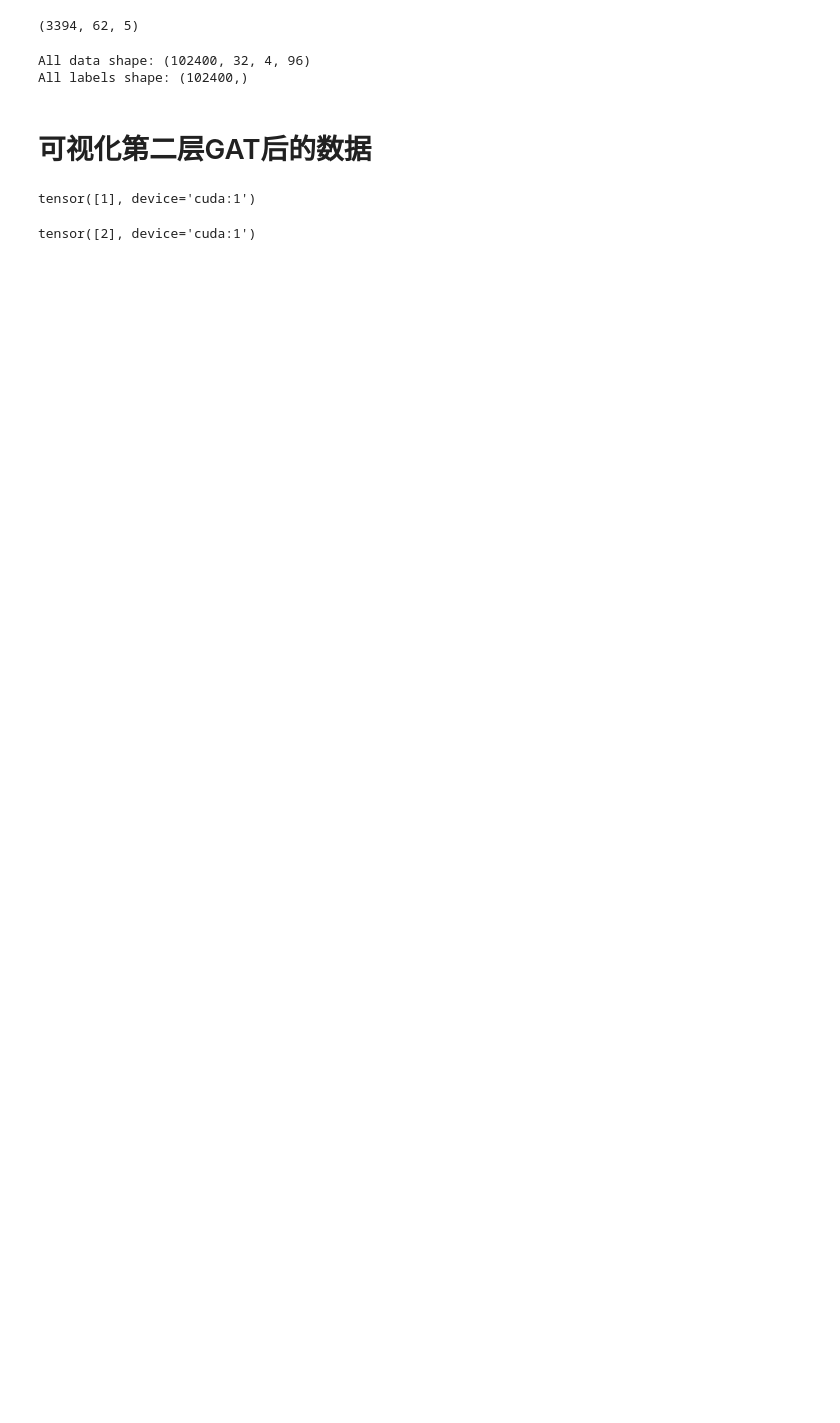
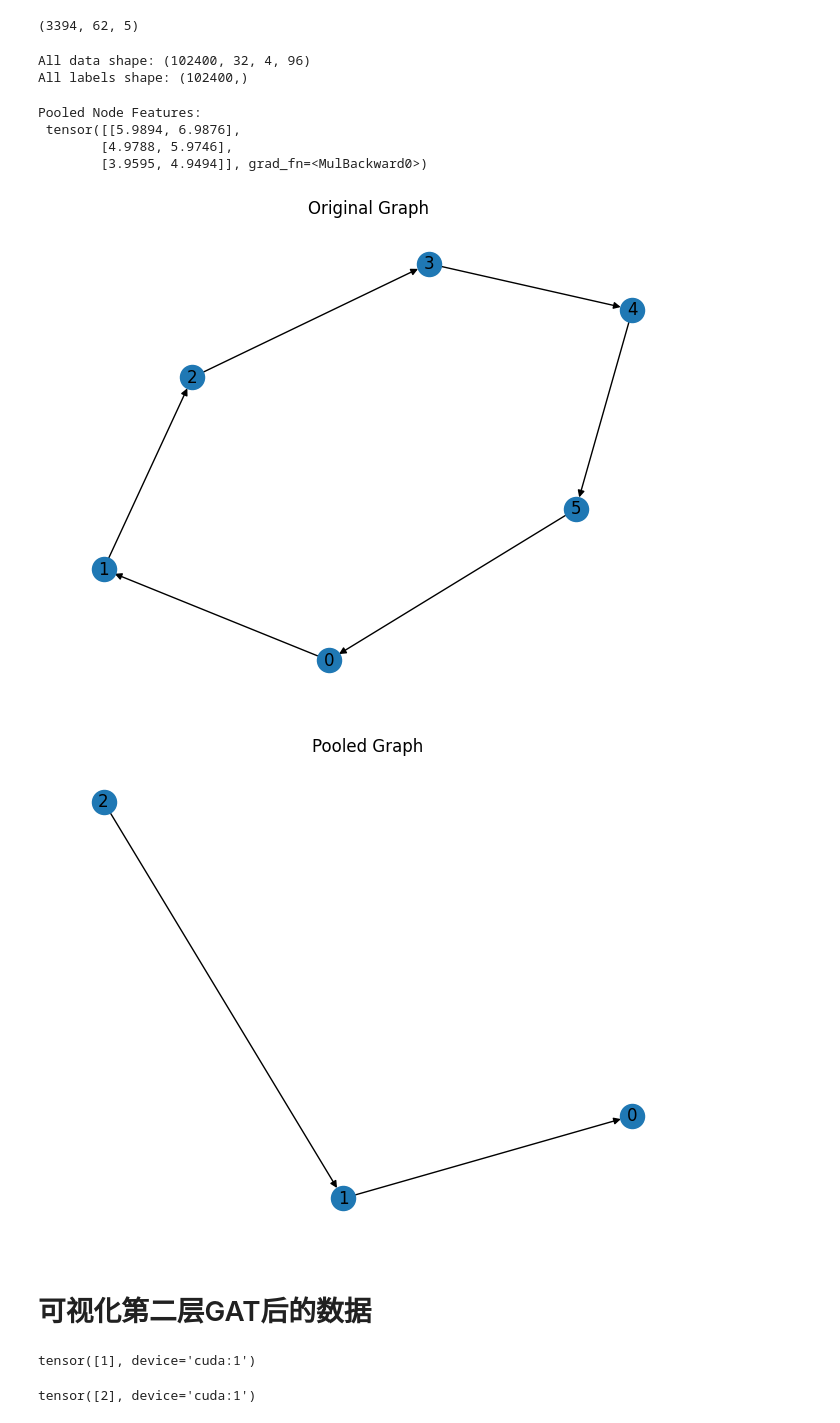
Before and after one commit to Anais-Y/restart, a Jupyter notebook: visualisation/figures.ipynb, the cells around one changed output. Drawn from its saved outputs; the diff is of its cells as text; code cells hidden in the pictures; blank space fills up the shorter version.

```diff
--- a/visualisation/figures.ipynb
+++ b/visualisation/figures.ipynb
@@ -49,6 +49,46 @@ All data shape: (102400, 32, 4, 96)
 All labels shape: (102400,)
 # %%
 np.save("../Effect_Att/Data/len_96/False/all/label.npy", all_labels)
+# %%
+import torch
+from torch_geometric.nn import TopKPooling
+from torch_geometric.data import Data
+from torch_geometric.utils import to_networkx
+import networkx as nx
+import matplotlib.pyplot as plt
+
+# 创建一个图数据，其中包含 6 个节点和边
+x = torch.tensor([[1, 2], [2, 3], [3, 4], [4, 5], [5, 6], [6, 7]], dtype=torch.float)  # 节点特征
+edge_index = torch.tensor([[0, 1, 2, 3, 4, 5], [1, 2, 3, 4, 5, 0]], dtype=torch.long)  # 边列表
+
+# 构建图数据
+data = Data(x=x, edge_index=edge_index)
+
+# 初始化 TopKPooling，保持 50% 的节点
+pool = TopKPooling(in_channels=x.size(1), ratio=0.5)
+
+# 应用 Top-K Pooling
+x_pooled, edge_index_pooled, _, batch, _, _= pool(x, edge_index)
+
+print("Pooled Node Features:\n", x_pooled)
+# print("Pooled Edge Index:\n", edge_index_pooled)
+
+# 可视化原始图和池化后的图
+def plot_graph(edge_index, title):
+    G = to_networkx(Data(edge_index=edge_index))
+    nx.draw(G, with_labels=True)
+    plt.title(title)
+    plt.show()
+
+plot_graph(edge_index, "Original Graph")
+plot_graph(edge_index_pooled, "Pooled Graph")
+# %% [output]
+Pooled Node Features:
+ tensor([[5.9894, 6.9876],
+        [4.9788, 5.9746],
+        [3.9595, 4.9494]], grad_fn=<MulBackward0>)
+[figure, added]
+[figure, added]
 # %% [markdown]
 # 可视化第二层GAT后的数据
 # %%
```
Also changed, not shown: parts of 11 cells of this notebook, 41 other files.
